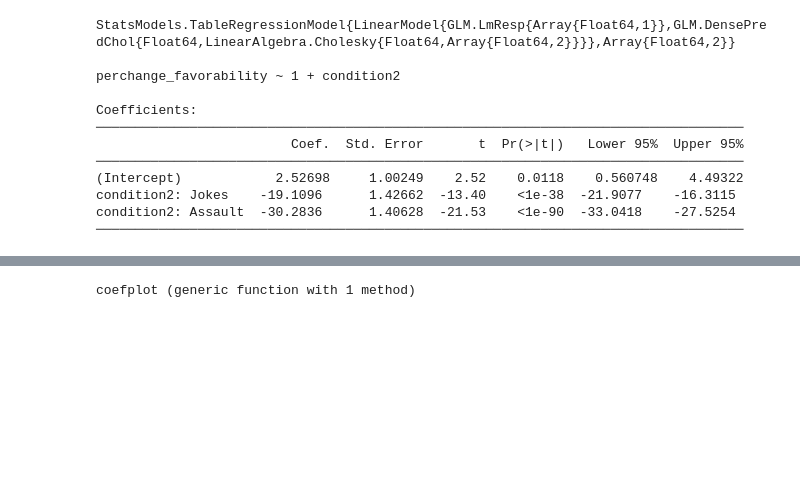
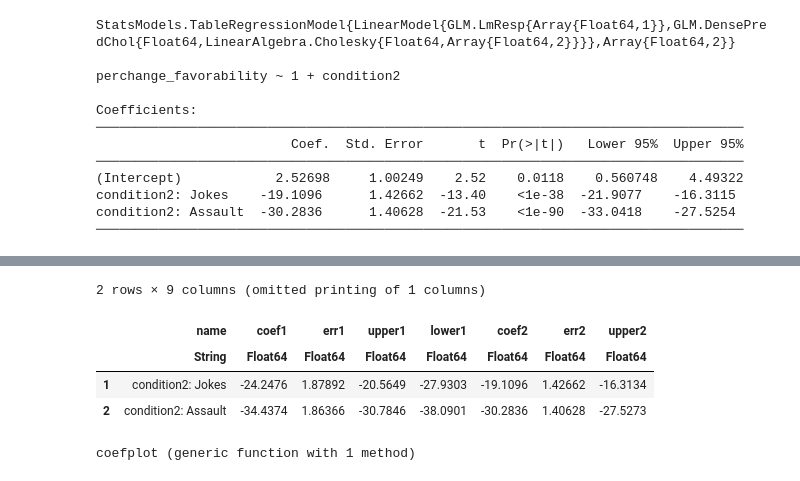
Before and after one commit to mattcingram/rep1_julia, a Jupyter notebook: code/rep1_julia.ipynb, the cells around one changed output, grey strips where cells are left out. Cells and saved outputs as stored; diff of their text form; code cells hidden in the pictures; blank space fills up the shorter version.

```diff
--- a/code/rep1_julia.ipynb
+++ b/code/rep1_julia.ipynb
@@ -1282,3 +1266,11 @@ coefdf
+# %%
+coefdf
+# %% [output]
+2 rows × 9 columns (omitted printing of 1 columns)
+|  | name | coef1 | err1 | upper1 | lower1 | coef2 | err2 | upper2 |
+|  | String | Float64 | Float64 | Float64 | Float64 | Float64 | Float64 | Float64 |
+| 1 | condition2: Jokes | -24.2476 | 1.87892 | -20.5649 | -27.9303 | -19.1096 | 1.42662 | -16.3134 |
+| 2 | condition2: Assault | -34.4374 | 1.86366 | -30.7846 | -38.0901 | -30.2836 | 1.40628 | -27.5273 |
 # %%
 function coefplot(m)
        n = coefnames(m)[2:end] # no intercept
```
Also changed, not shown: parts of 13 cells of this notebook.
